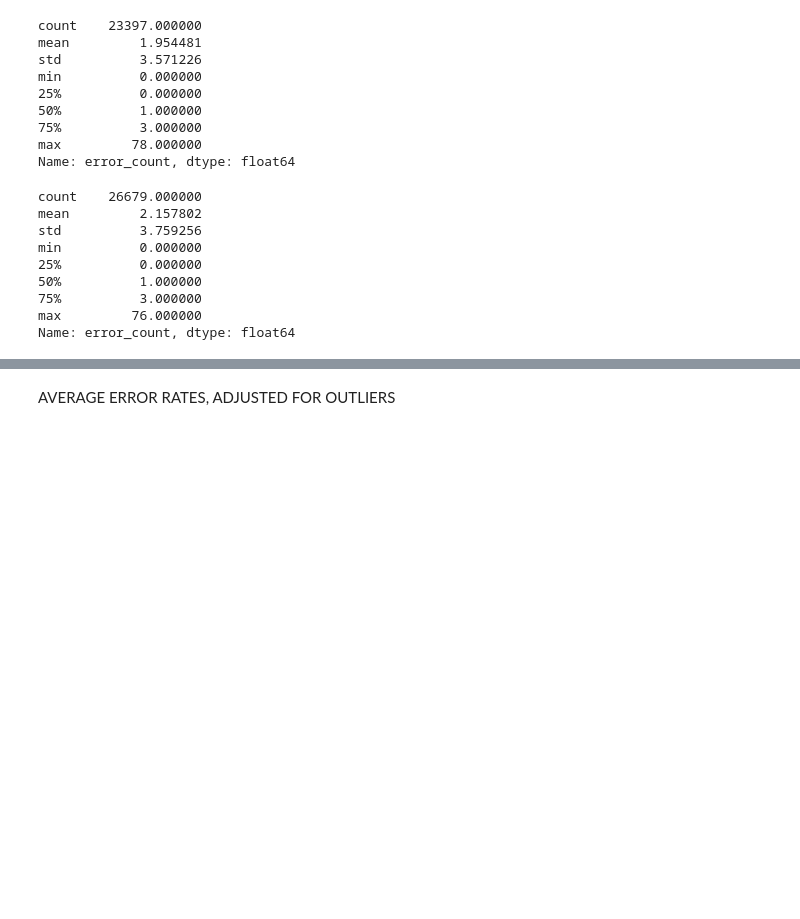
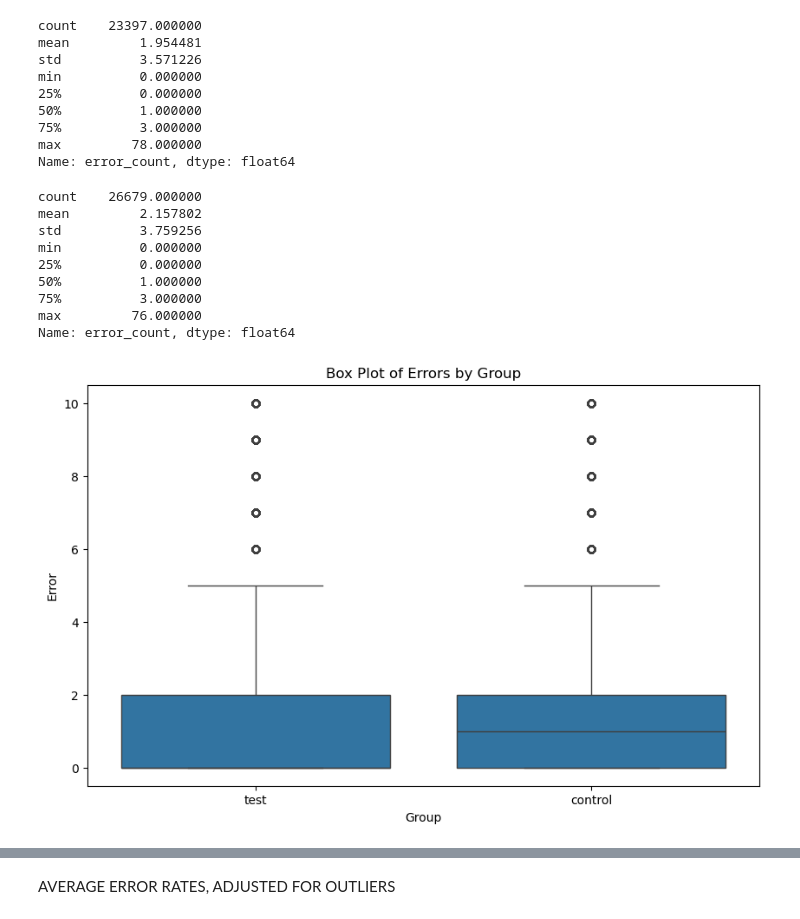
Before and after one commit to mjpacko/project_week5_6, a Jupyter notebook: notebooks/mj_notebook_error_rates.ipynb, the cells around one changed output, grey strips where cells are left out. Saved outputs shown, nothing was run; the diff lists cells and outputs as text; code cells hidden in the pictures; blank space fills up the shorter version.

Commit message:
error rates with visuals

```diff
--- a/notebooks/mj_notebook_error_rates.ipynb
+++ b/notebooks/mj_notebook_error_rates.ipynb
@@ -107,3 +108,8 @@ min          0.000000
 75%          3.000000
 max         76.000000
 Name: error_count, dtype: float64
+# %%
+error_count_total_merged = df_merged_error.groupby(['client_id', 'variation'])['error_count'].sum().reset_index()
+error_count_total_merged.to_csv("error_count_total_merged.csv", encoding='utf-8', index=False)
+# %% [output]
+[figure, added]
```
Also changed, not shown: parts of 7 cells of this notebook.
